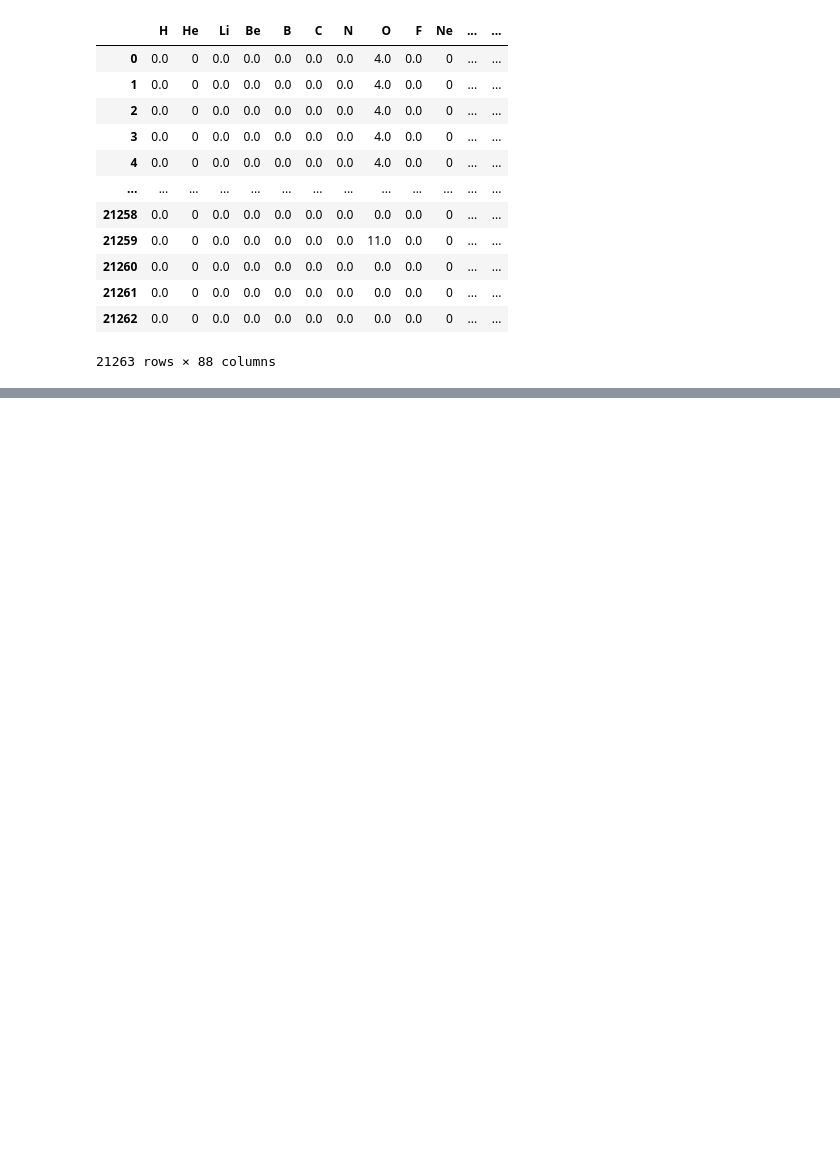
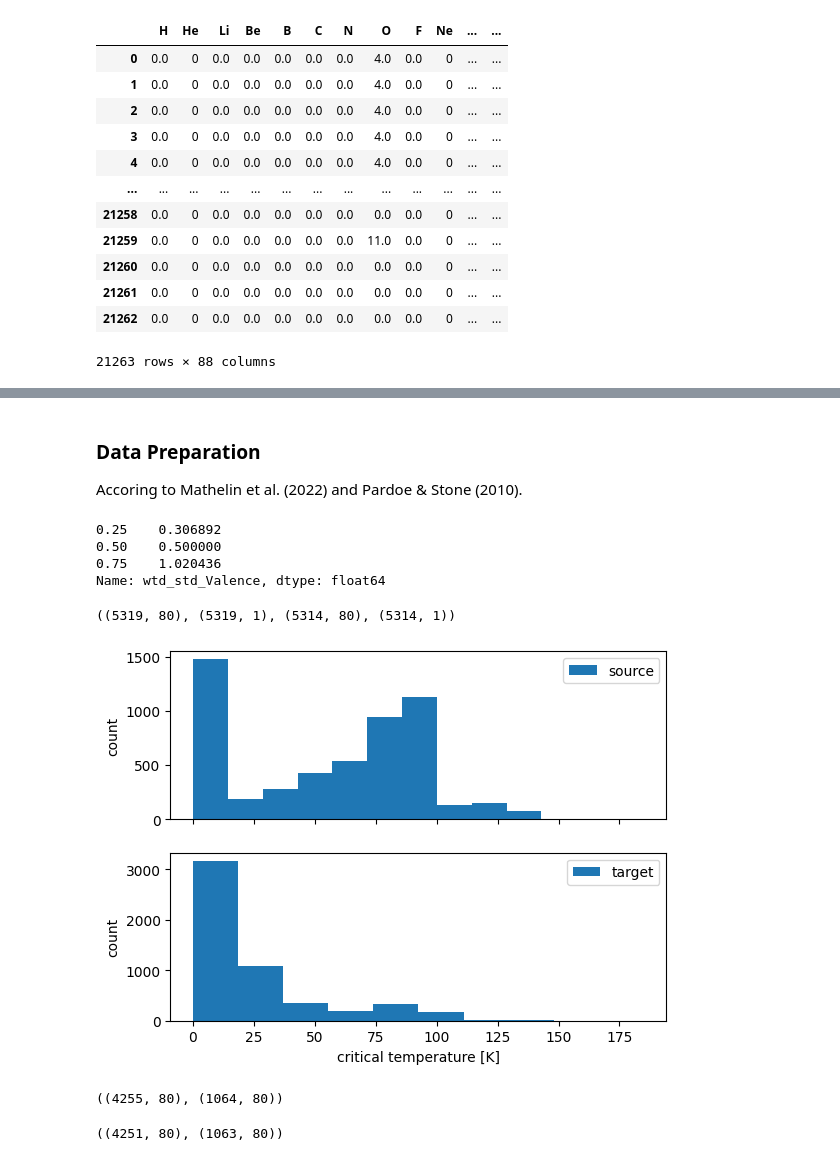
Before and after one commit to podondra/active-domain-adaptation, a Jupyter notebook: regression.ipynb, the cells around one changed output, grey strips where cells are left out. Saved outputs shown, nothing was run; the diff lists cells and outputs as text; code cells hidden in the pictures; blank space fills up the shorter version.

```diff
--- a/regression.ipynb
+++ b/regression.ipynb
@@ -281,0 +64,59 @@ model_trg.test(trg_test)
+# %% [markdown]
+### Data Preparation
+
+Accoring to Mathelin et al. (2022) and Pardoe & Stone (2010).
+# %%
+TARGET_COLUMN = "critical_temp"
+SPLIT_COLUMN = "wtd_std_Valence"
+# %%
+X = train.drop([TARGET_COLUMN, SPLIT_COLUMN], axis=1).values
+y = train[[TARGET_COLUMN]].values
+# %%
+percentiles = train[SPLIT_COLUMN].quantile([0.25, 0.5, 0.75])
+percentiles
+# %% [output]
+0.25    0.306892
+0.50    0.500000
+0.75    1.020436
+Name: wtd_std_Valence, dtype: float64
+# %%
+index_source = (train[SPLIT_COLUMN] <= percentiles[0.25])
+index_target = (percentiles[0.75] < train[SPLIT_COLUMN])
+
+X_source, y_source = X[index_source], y[index_source]
+X_target, y_target = X[index_target], y[index_target]
+
+X_scaler = StandardScaler()
+X_source = X_scaler.fit_transform(X_source)
+X_target = X_scaler.transform(X_target)
+
+y_scaler = StandardScaler()
+y_source = y_scaler.fit_transform(y_source)
+y_target = y_scaler.transform(y_target)
+
+N_FEATURES = X_source.shape[1]
+X_source.shape, y_source.shape, X_target.shape, y_target.shape
+# %% [output]
+((5319, 80), (5319, 1), (5314, 80), (5314, 1))
+# %%
+_, axs = plt.subplots(nrows=2, sharex=True)
+axs[0].hist(y_scaler.inverse_transform(y_source), label="source")
+axs[1].hist(y_scaler.inverse_transform(y_target), label="target")
+axs[1].set_xlabel("critical temperature [K]")
+for ax in axs:
+    ax.legend()
+    ax.set_ylabel("count")
+# %% [output]
+[figure, added]
+# %%
+X_source_train, X_source_test, y_source_train, y_source_test = train_test_split(
+    X_source, y_source, test_size=0.2, random_state=60)
+X_source_train.shape, X_source_test.shape
+# %% [output]
+((4255, 80), (1064, 80))
+# %%
+X_target_train, X_target_test, y_target_train, y_target_test = train_test_split(
+    X_target, y_target, test_size=0.2, random_state=96)
+X_target_train.shape, X_target_test.shape
+# %% [output]
+((4251, 80), (1063, 80))
```
Also changed, not shown: parts of 44 cells of this notebook, 1 other file.
